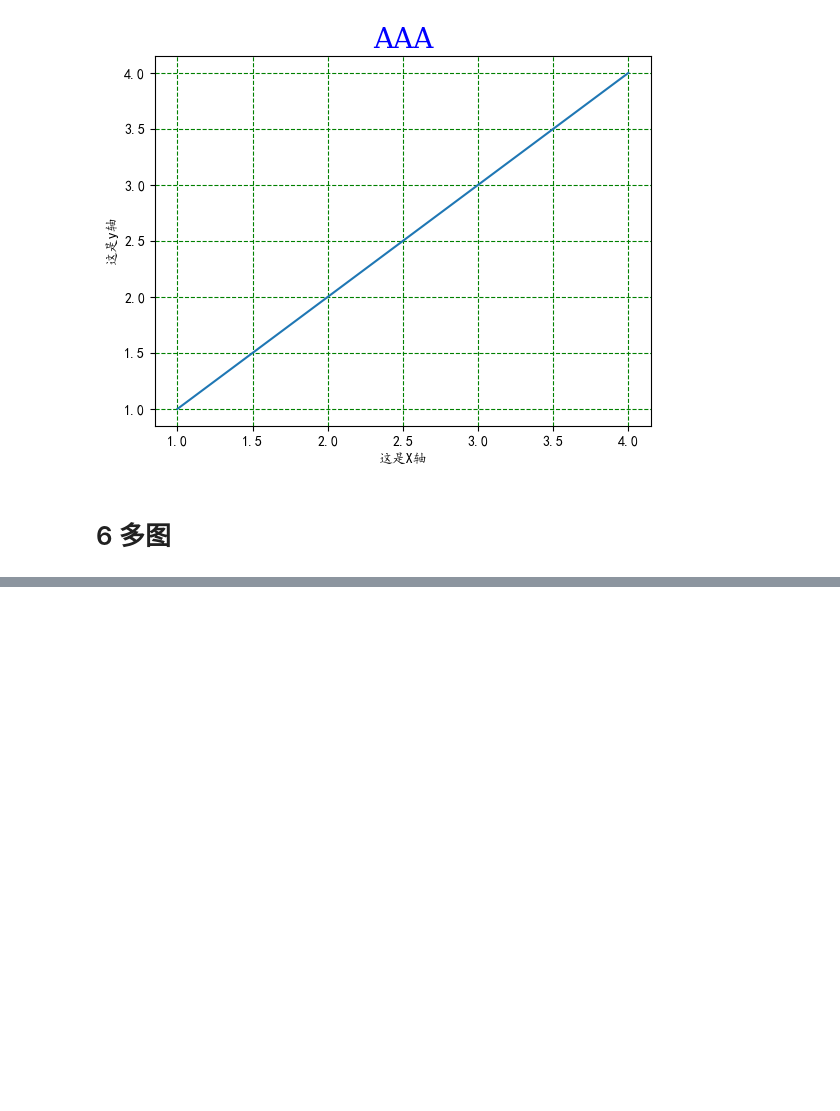
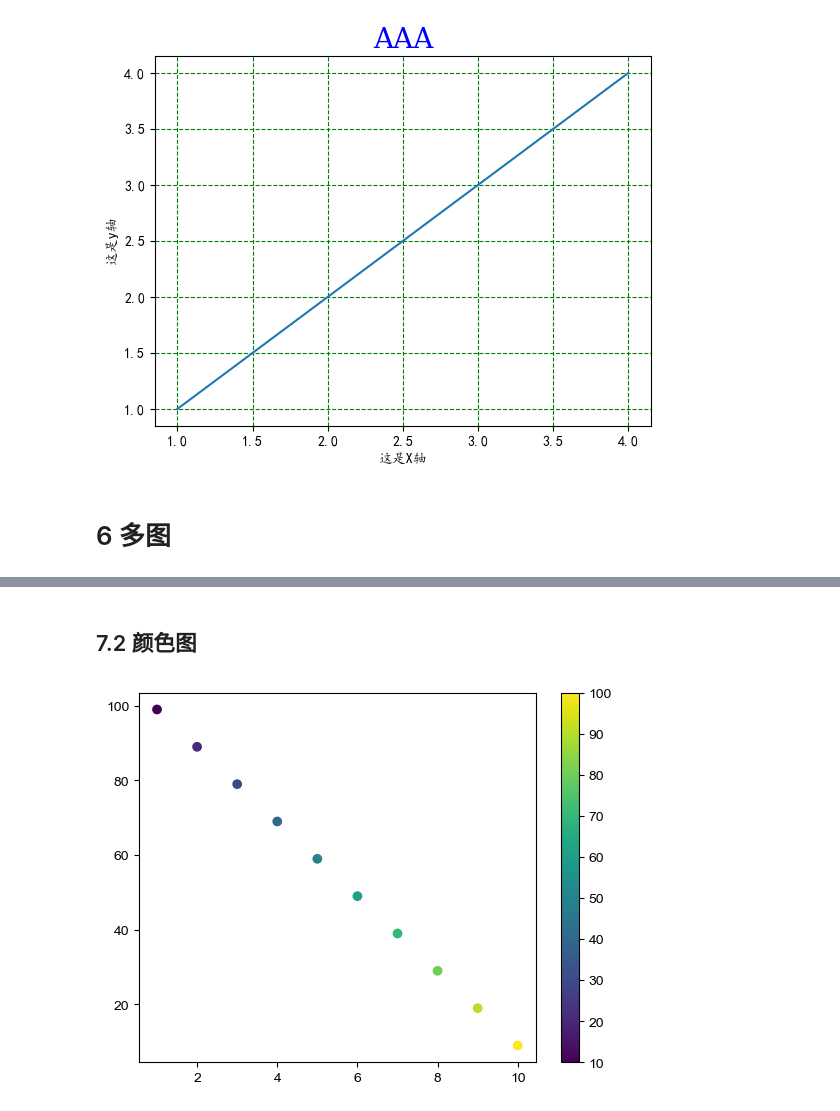
Before and after one commit to 1517005260/ai-learning, a Jupyter notebook: data-analysis/Matplotlib/notes.ipynb, the cells around one changed output, grey strips where cells are left out. Drawn from its saved outputs; the diff is of its cells as text; code cells hidden in the pictures; blank space fills up the shorter version.

```diff
--- a/data-analysis/Matplotlib/notes.ipynb
+++ b/data-analysis/Matplotlib/notes.ipynb
@@ -129,0 +164,14 @@ plt.show()
+# %% [markdown]
+## 7.2 颜色图
+# %%
+x = np.array([1,2,3,4,5,6,7,8,9,10])
+y = np.array([99,89,79,69,59,49,39,29,19,9])
+colors = np.array([10,20,30,40,50,60,70,80,90,100]) # 颜色图，每个数字代表一个颜色
+
+plt.scatter(x,y,c=colors,cmap='viridis') # cmap = color map
+
+plt.colorbar()
+
+plt.show()
+# %% [output]
+[figure, added]
```
Also changed, not shown: parts of 12 cells of this notebook.
